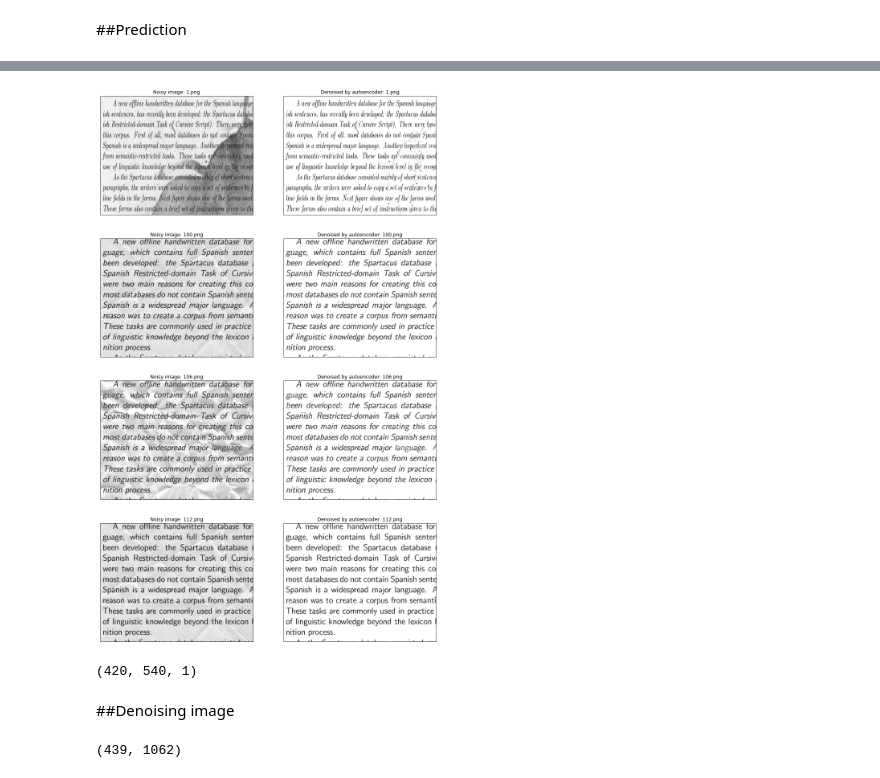
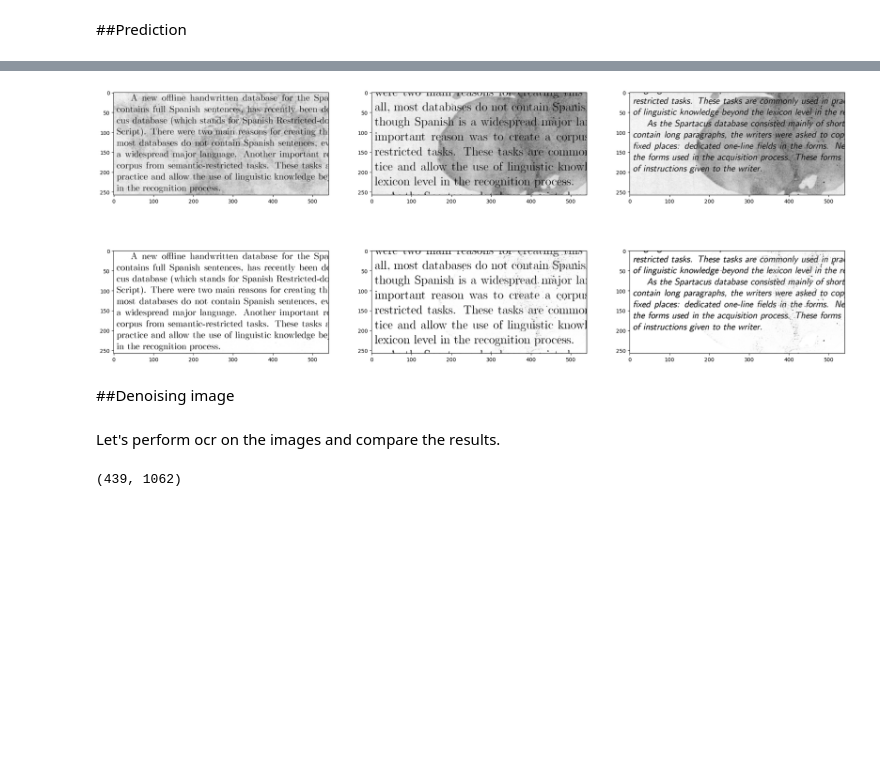
Before and after one commit to rahiakela/kaggle-competition-projects, a Jupyter notebook: denoising-dirty-documents/03_denoising_images_with_cnn_autoencoders.ipynb, the cells around one changed output, grey strips where cells are left out. Cells and saved outputs as stored; diff of their text form; code cells hidden in the pictures; blank space fills up the shorter version.

```diff
--- a/denoising-dirty-documents/03_denoising_images_with_cnn_autoencoders.ipynb
+++ b/denoising-dirty-documents/03_denoising_images_with_cnn_autoencoders.ipynb
@@ -336,8 +347,9 @@ _________________________________________________________________
 # %%
-conv_autoencoder.compile(optimizer='adam', loss='mean_squared_error', metrics=['mae'])
+early_stop = EarlyStopping(patience=3, restore_best_weights=True)
 
-early_stop = EarlyStopping(monitor='loss', patience=10, restore_best_weights=True)
-history= conv_autoencoder.fit(x_train, y_train, validation_data = (x_val, y_val), epochs=200, batch_size=16, callbacks= [early_stop])
+model = build_model()
+
+history= model.fit(x_train, y_train, validation_split = 0.3, epochs=30, batch_size=16, callbacks= [early_stop], verbose=1)
 # %% [markdown]
 ##Loss and Accuracy
 # %%
@@ -366,4 +377,4 @@ plt.show()
 # %% [markdown]
 ##Prediction
 # %%
-y_pred = conv_autoencoder.predict(x_test, batch_size=16)
+y_pred = model.predict(x_test)
@@ -370,27 +383,19 @@ y_pred = conv_autoencoder.predict(x_test, batch_size=16)
 # %%
-plt.figure(figsize=(15,25))
-for i in range(0,8,2):
-  plt.subplot(4,2,i+1)
-  plt.xticks([])
-  plt.yticks([])
-  plt.imshow(x_test[i][:,:,0], cmap='gray')
-  plt.title('Noisy image: {}'.format(test_img[i]))
+plt.figure(figsize=(25,10))
+for i in range(3):
+  plt.subplot(2, 3, i+1)
+  plt.imshow(x_test[i], cmap='gray')
 
-  plt.subplot(4,2,i+2)
-  plt.xticks([])
-  plt.yticks([])
-  plt.imshow(y_pred[i][:,:,0], cmap='gray')
-  plt.title('Denoised by autoencoder: {}'.format(test_img[i]))
+  plt.subplot(2, 3, 3+i+1)
+  plt.imshow(y_pred[i], cmap='gray')
 
 plt.show()
 # %% [output]
-[figure, old version]
+[figure, new version]
-# %%
-x_test[0].shape
-# %% [output]
-(420, 540, 1)
 # %% [markdown]
 ##Denoising image
+# %% [markdown]
+Let's perform ocr on the images and compare the results.
 # %%
 def img_display(im_data):
     dpi = 80
```
Also changed, not shown: parts of 9 cells of this notebook.
